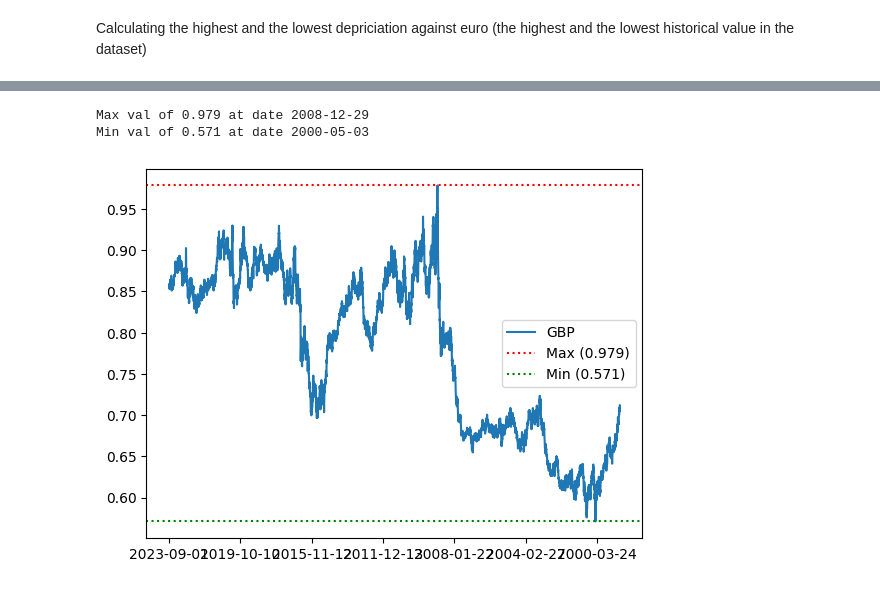
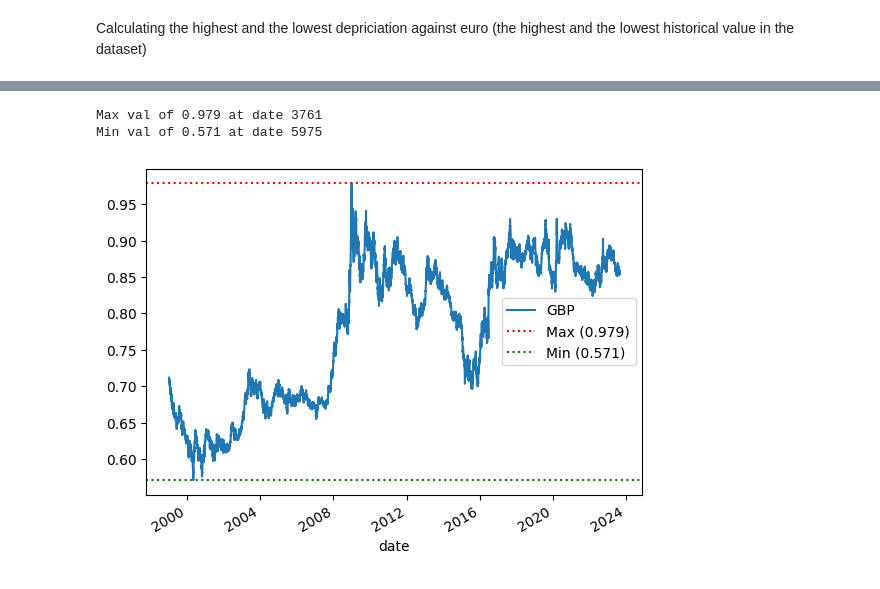
Before and after one commit to sonjamehes/PythonExchangeRate, a Jupyter notebook: exchange_gbp.ipynb, the cells around one changed output, grey strips where cells are left out. Cells and saved outputs as stored; diff of their text form; code cells hidden in the pictures.

```diff
--- a/exchange_gbp.ipynb
+++ b/exchange_gbp.ipynb
@@ -37,5 +54,4 @@ df_gbp_euro.rename(columns={'Period\\Unit:': 'GBP'}, inplace=True)
 dat = df_gbp_euro['GBP'].replace('-', float('nan')).astype(float)
 df_gbp_euro['GBP'] = dat
 df_gbp_euro.dropna(inplace=True)
-df_gbp_euro['date'] = df_uk_euro.index
-df_gbp_euro.plot(x='date', y=['GBP'])
+df_gbp_euro['date'] = df_gbp_euro.index
@@ -44,0 +74,11 @@ df_gbp_euro.plot(x='date', y=['GBP'])
+# %%
+from datetime import datetime
+date = pd.to_datetime(df_gbp_euro['date'])
+df_gbp_euro['date'] = date
+df_gbp_euro.head()
+
+#because the index it's the date, I will drop it and recreate it. the date column I will recreate it as well as a normal columns
+df_gbp_euro.reset_index(drop=True, inplace=True)
+df_gbp_euro.index = range(0, len(df_gbp_euro))
+
+df_gbp_euro
@@ -47,27 +106,27 @@ Calculating the highest and the lowest depriciation against euro (the highest an
 # %%
 # Plot the DataFrame
-ax = df_gbp_euro.plot()
+ax = df_gbp_euro.plot(x='date', y=['GBP'])
 
 # Calculate maximum and minimum values and their indices
 max_val = df_gbp_euro['GBP'].max()
 max_idx = df_gbp_euro['GBP'].idxmax()
 min_val = df_gbp_euro['GBP'].min()
 min_idx = df_gbp_euro['GBP'].idxmin()
 
 # Print the results
 print(f"Max val of {max_val:.3f} at date {max_idx}")
 print(f"Min val of {min_val:.3f} at date {min_idx}")
 
 # Add dotted lines for maximum and minimum values
 ax.axhline(max_val, color='red', linestyle='dotted', label=f'Max ({max_val:.3f})')
 ax.axhline(min_val, color='green', linestyle='dotted', label=f'Min ({min_val:.3f})')
 
 # Show the legend
 ax.legend()
 
 # Show the plot
 plt.show()
 # %% [output]
-Max val of 0.979 at date 2008-12-29
-Min val of 0.571 at date 2000-05-03
+Max val of 0.979 at date 3761
+Min val of 0.571 at date 5975
-[figure, old version]
+[figure, new version]
```
Also changed, not shown: parts of 9 cells of this notebook.
